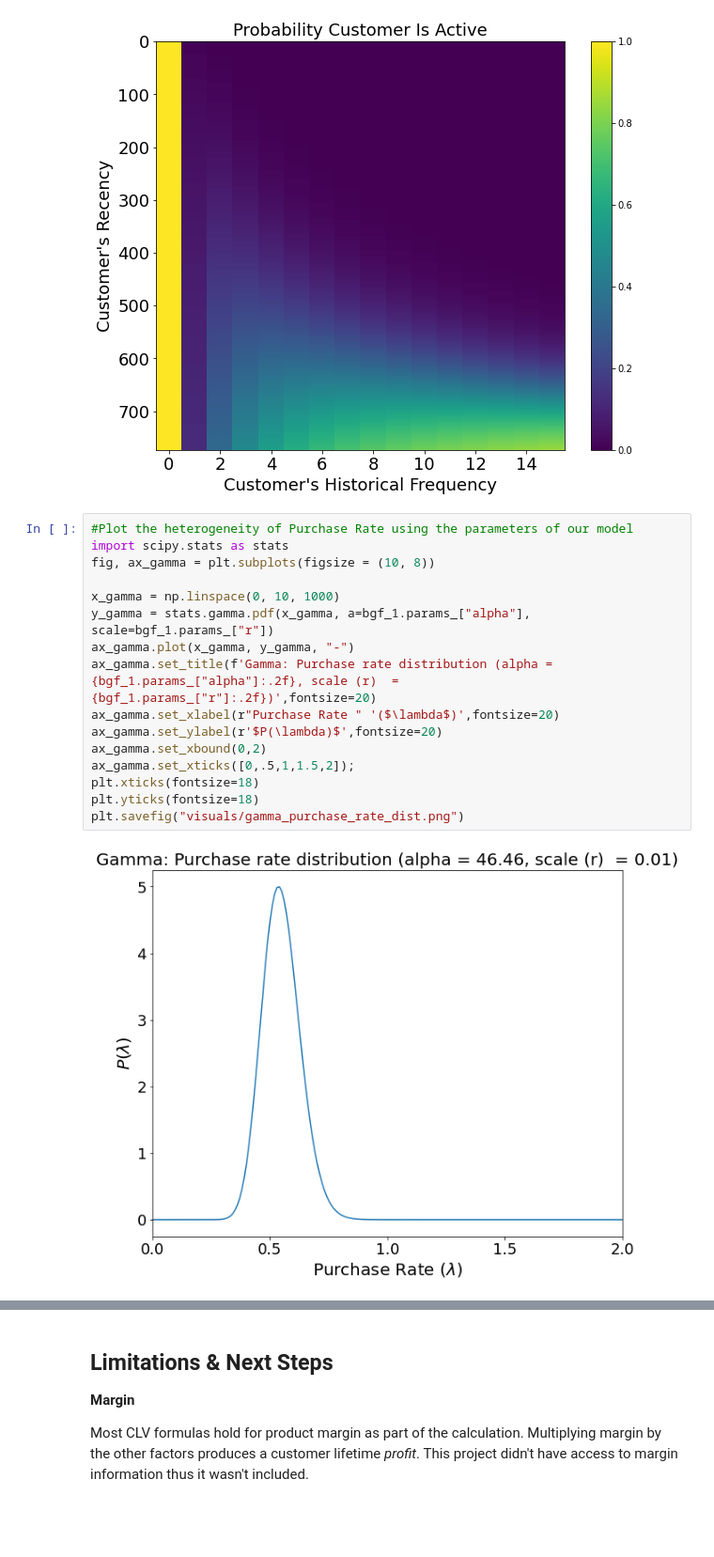
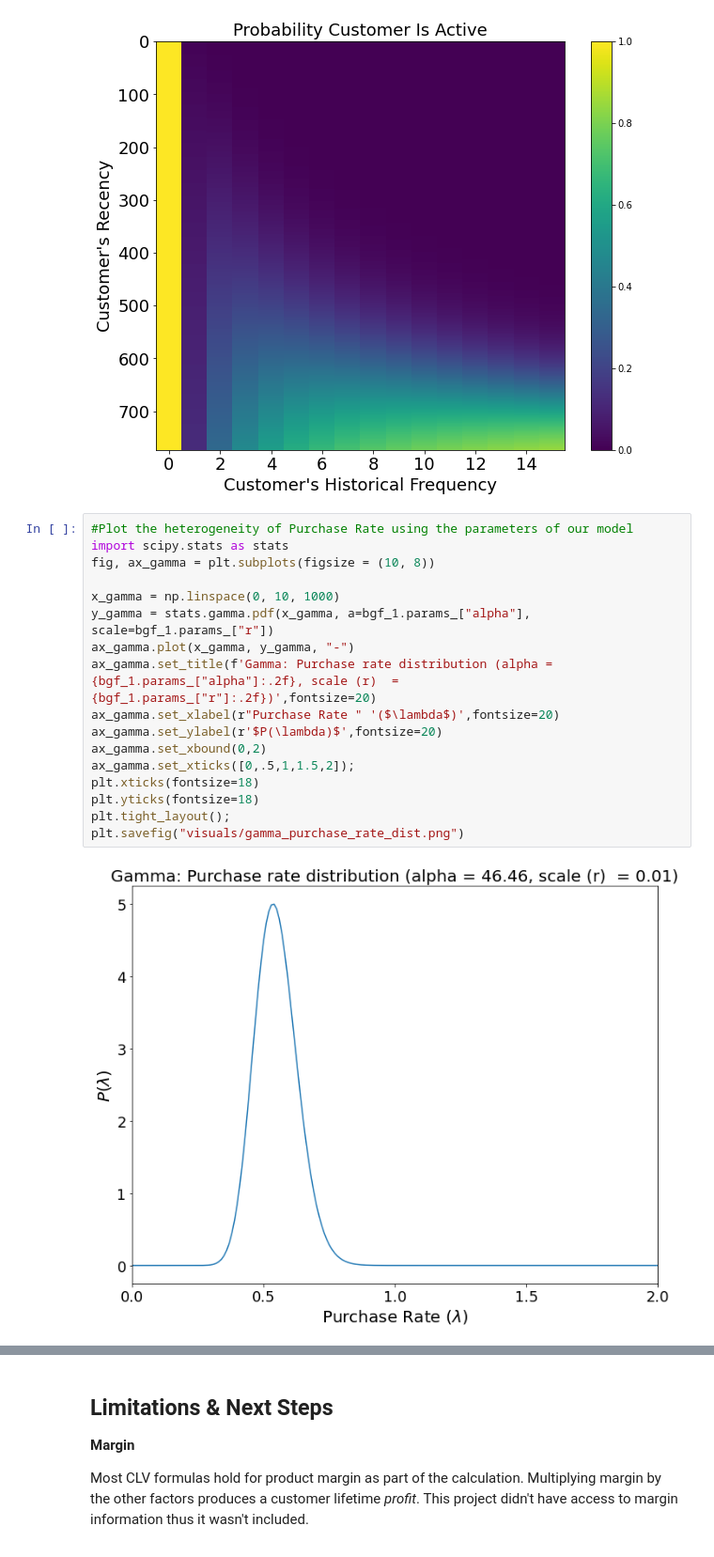
Before and after one commit to zander1268/custorama, a Jupyter notebook: bgnbd_gammagamma_modeling.ipynb, the cells around one changed output, grey strips where cells are left out. Shown at 94% size. Drawn from its saved outputs; the diff is of its cells as text; blank space fills up the shorter version.

Commit message:
tightening visual layout

```diff
--- a/bgnbd_gammagamma_modeling.ipynb
+++ b/bgnbd_gammagamma_modeling.ipynb
@@ -699,21 +701,22 @@ plt.savefig("visuals/probability_active_matrix.png")
 # %%
 #Plot the heterogeneity of Purchase Rate using the parameters of our model
 import scipy.stats as stats
 fig, ax_gamma = plt.subplots(figsize = (10, 8))
 
 x_gamma = np.linspace(0, 10, 1000)
 y_gamma = stats.gamma.pdf(x_gamma, a=bgf_1.params_["alpha"], scale=bgf_1.params_["r"])
 ax_gamma.plot(x_gamma, y_gamma, "-")
 ax_gamma.set_title(f'Gamma: Purchase rate distribution (alpha = {bgf_1.params_["alpha"]:.2f}, scale (r)  = {bgf_1.params_["r"]:.2f})',fontsize=20)
 ax_gamma.set_xlabel(r"Purchase Rate " '($\lambda$)',fontsize=20)
 ax_gamma.set_ylabel(r'$P(\lambda)$',fontsize=20)
 ax_gamma.set_xbound(0,2)
 ax_gamma.set_xticks([0,.5,1,1.5,2]);
 plt.xticks(fontsize=18)
 plt.yticks(fontsize=18)
+plt.tight_layout();
 plt.savefig("visuals/gamma_purchase_rate_dist.png")
 # %% [output]
-[figure, old version]
+[figure, new version]
 # %%
 #Plot the heterogeneity of de-activate risk using the parameters of our model
 #Our customers are not in a healthy position, much of them are highly likely to be de-activated already
```
Also changed, not shown: parts of 5 cells of this notebook, 4 other files.
